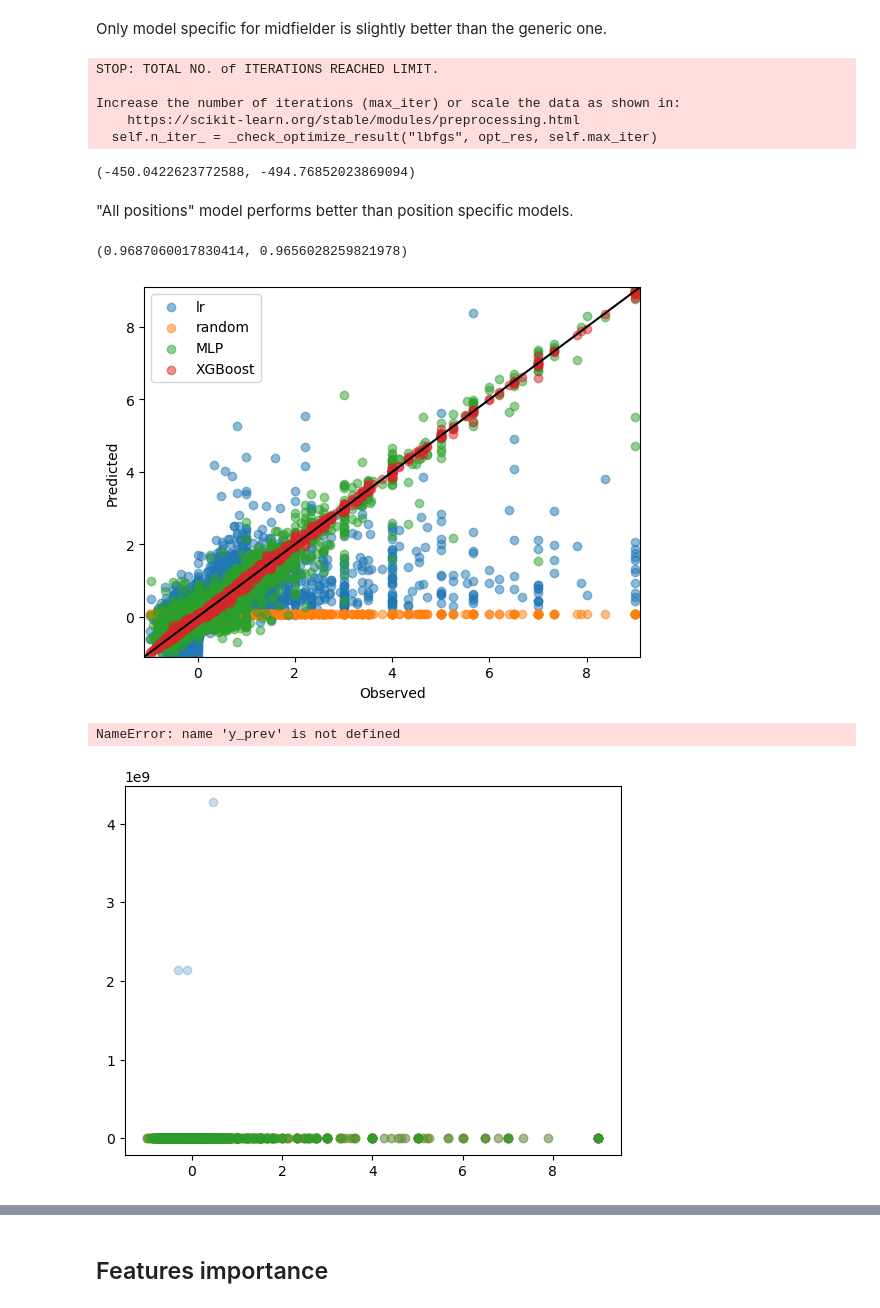
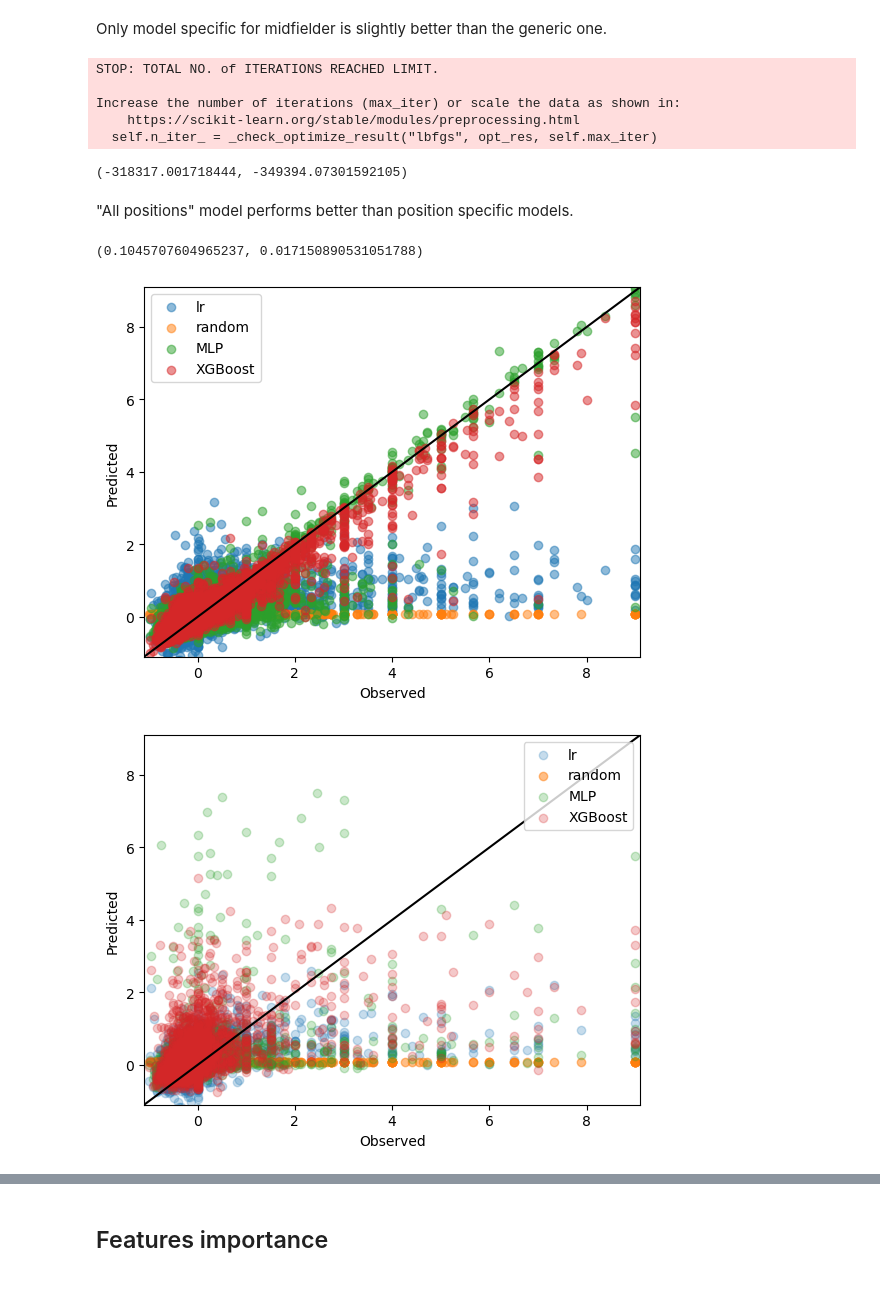
Before and after one commit to GolAITech/models, a Jupyter notebook: notebooks/all_positions_historical.ipynb, the cells around one changed output, grey strips where cells are left out. Saved outputs shown, nothing was run; the diff lists cells and outputs as text; code cells hidden in the pictures.

```diff
--- a/notebooks/all_positions_historical.ipynb
+++ b/notebooks/all_positions_historical.ipynb
@@ -254,8 +254,10 @@ players_selected_vars.loc[players_selected_vars["tier"] == "-1", "tier"] = None
 for c in players_selected_vars.columns:
     players_selected_vars[f"has_{c}"] = (~players_selected_vars[c].isnull()).astype(int)
 # %%
-mvs = players_selected_vars["market_value"].values
+norm_data = players_selected_vars[(np.abs(stats.zscore(players_selected_vars.market_value)) < 3)]
+
+mvs = norm_data["market_value"].values
 mvs = np.expand_dims(mvs, axis=1)
 mvs = normalize(mvs, norm="max", axis=0)
 mvs = np.squeeze(mvs)
-players_selected_vars["normalised_market_value"] = mvs
+norm_data["normalised_market_value"] = mvs
@@ -323,7 +331,6 @@ numerical_features = [
     "cards.red",
     "penalty.commited",
     "penalty.saved",
-    "normalised_market_value",
 ]
 
 categorical_features = [
@@ -367,14 +374,14 @@ previous.__name__ = 'previous'
 # %%
 changed_cat_feature_dict = {}
 for cat_name in categorical_features:
-    ddf[f'{cat_name}'] = ddf[cat_name].astype('category').cat.codes
+    players_selected_vars[f'{cat_name}'] = players_selected_vars[cat_name].astype('category').cat.codes
     changed_cat_feature_dict[f'{cat_name}'] = [current, diff]
 
 changed_num_feature_dict = {
     num_name: [delta, current, previous, np.mean, std]
     for num_name in numerical_features
 }
-changed_num_feature_dict["normalised_market_value"] = [delta, current, previous, np.mean, std]
+changed_num_feature_dict["normalised_market_value"] = [delta, previous]
 changed_num_feature_dict["season"] = [current]
 
 clean_data = players_selected_vars.sort_values("season").groupby("player_id_api").rolling(2, min_periods=1).agg({
@@ -705,7 +693,7 @@ def r2_adj2(x, y_test, y_pred):
     p = x.shape[1]
     return 1-(1-r2)*(n-1)/(n-p-1)
 # %%
-X = norm_data
+X = norm_data.loc[:, norm_data.columns != "normalised_market_value_delta"]
 y = norm_data["normalised_market_value_delta"]
 # %%
 X_train = X.loc[X["season_current"] < 2021]
@@ -813,7 +803,7 @@ STOP: TOTAL NO. of ITERATIONS REACHED LIMIT.
 Increase the number of iterations (max_iter) or scale the data as shown in:
     https://scikit-learn.org/stable/modules/preprocessing.html
   self.n_iter_ = _check_optimize_result("lbfgs", opt_res, self.max_iter)
-(-450.0422623772588, -494.76852023869094)
+(-318317.001718444, -349394.07301592105)
 # %%
 for name, selector in selectors_test.items():
     y_mlp = mlp_reg.predict(X_test[selector])
@@ -838,13 +828,13 @@ y_xgboost = xgboost_reg.predict(X_test)
 # xgboost_reg.score(X_test, y_test), r2_adj(xgboost_reg, X_test, y_test)
 r2_score(y_test, y_xgboost), r2_adj2(X_test, y_test, y_xgboost)
 # %% [output]
-(0.9687060017830414, 0.9656028259821978)
+(0.1045707604965237, 0.017150890531051788)
 # %%
 for name, selector in selectors_test.items():
     print(name, xgboost_reg.score(X_test[selector], y_test[selector]), r2_adj(xgboost_reg, X_test[selector], y_test[selector]))
 # %%
 plt.scatter(y_train, regression.predict(X_train), alpha=0.5, label="lr")
-plt.scatter(y_train, random_regression.predict(X_train), alpha=0.5, label="random")
+plt.scatter(y_test, random_regression.predict(X_test), alpha=0.5, label="random")
 plt.scatter(y_train, mlp_reg.predict(X_train), alpha=0.5, label="MLP")
 plt.scatter(y_train, xgboost_reg.predict(X_train), alpha=0.5, label="XGBoost")
 plt.axline((0, 0), (1, 1), c="k")
@@ -855,23 +845,21 @@ plt.ylabel("Predicted")
 plt.legend()
 _ = plt.show()
 # %% [output]
-[figure, old version]
+[figure, new version]
 # %%
 plt.scatter(y_test, regression.predict(X_test), alpha=0.25, label="lr")
-# plt.scatter(y_test, random_regression.predict(X_test), alpha=0.5, label="random")
+plt.scatter(y_test, random_regression.predict(X_test), alpha=0.5, label="random")
 plt.scatter(y_test, mlp_reg.predict(X_test), alpha=0.25, label="MLP")
 plt.scatter(y_test, xgboost_reg.predict(X_test), alpha=0.25, label="XGBoost")
-plt.scatter(y_test, np.log(y_prev), alpha=0.25, label="prev_season")
 plt.axline((0, 0), (1, 1), c="k")
 plt.xlim(np.floor(y_test.min())-0.1, np.ceil(y_test.max())+0.1)
 plt.ylim(np.floor(y_test.min())-0.1, np.ceil(y_test.max())+0.1)
 plt.xlabel("Observed")
 plt.ylabel("Predicted")
 plt.legend()
 _ = plt.show()
 # %% [output]
-NameError: name 'y_prev' is not defined
-[figure, old version]
+[figure, new version]
 # %%
 reg_results = pd.DataFrame({
     "y": np.exp(y_test),
```
Also changed, not shown: parts of 20 cells of this notebook.
